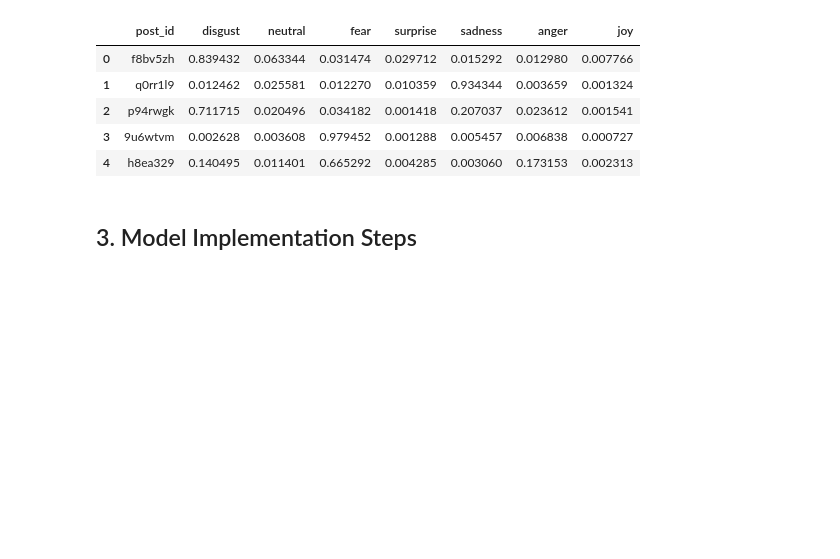
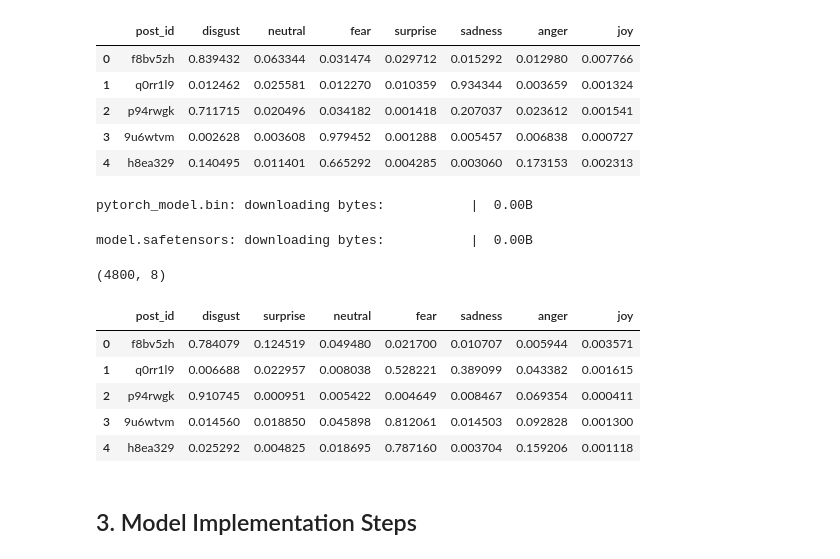
Before and after one commit to eon05/DM2026-Lab2-Exercise, a Jupyter notebook: DM2026-Lab2-Homework.ipynb, the cells around one changed output. Cells and saved outputs as stored; diff of their text form; code cells hidden in the pictures; blank space fills up the shorter version.

```diff
--- a/DM2026-Lab2-Homework.ipynb
+++ b/DM2026-Lab2-Homework.ipynb
@@ -328,6 +328,34 @@ model.safetensors: downloading bytes:           |  0.00B
 | 2 | p94rwgk | 0.711715 | 0.020496 | 0.034182 | 0.001418 | 0.207037 | 0.023612 | 0.001541 |
 | 3 | 9u6wtvm | 0.002628 | 0.003608 | 0.979452 | 0.001288 | 0.005457 | 0.006838 | 0.000727 |
 | 4 | h8ea329 | 0.140495 | 0.011401 | 0.665292 | 0.004285 | 0.003060 | 0.173153 | 0.002313 |
+# %%
+emo_model_large = pipeline("text-classification",
+                           model="j-hartmann/emotion-english-roberta-large",
+                           top_k=None, truncation=True)
+
+CACHE_LARGE = "data/kaggle/emotion_probs_large.csv"   # separate file, so the small model's results stay safe
+
+if os.path.exists(CACHE_LARGE):
+    emo_probs_large = pd.read_csv(CACHE_LARGE)
+else:
+    outputs_large = emo_model_large(df["text"].tolist(), batch_size=16) # all 4,800 posts
+    # each output is a list of 7 {label, score} dicts -> one row per post
+    emo_probs_large = pd.DataFrame([{d["label"]: d["score"] for d in row} for row in outputs_large])
+    emo_probs_large.insert(0, "post_id", df["post_id"].values)
+    emo_probs_large.to_csv(CACHE_LARGE, index=False)
+
+print(emo_probs_large.shape)
+display(emo_probs_large.head())
+# %% [output]
+pytorch_model.bin: downloading bytes:           |  0.00B
+model.safetensors: downloading bytes:           |  0.00B
+(4800, 8)
+|  | post_id | disgust | surprise | neutral | fear | sadness | anger | joy |
+| 0 | f8bv5zh | 0.784079 | 0.124519 | 0.049480 | 0.021700 | 0.010707 | 0.005944 | 0.003571 |
+| 1 | q0rr1l9 | 0.006688 | 0.022957 | 0.008038 | 0.528221 | 0.389099 | 0.043382 | 0.001615 |
+| 2 | p94rwgk | 0.910745 | 0.000951 | 0.005422 | 0.004649 | 0.008467 | 0.069354 | 0.000411 |
+| 3 | 9u6wtvm | 0.014560 | 0.018850 | 0.045898 | 0.812061 | 0.014503 | 0.092828 | 0.001300 |
+| 4 | h8ea329 | 0.025292 | 0.004825 | 0.018695 | 0.787160 | 0.003704 | 0.159206 | 0.001118 |
 # %% [markdown]
 ## 3. Model Implementation Steps
 # %%
```
Also changed, not shown: parts of 1 cell of this notebook, 1 other file.
